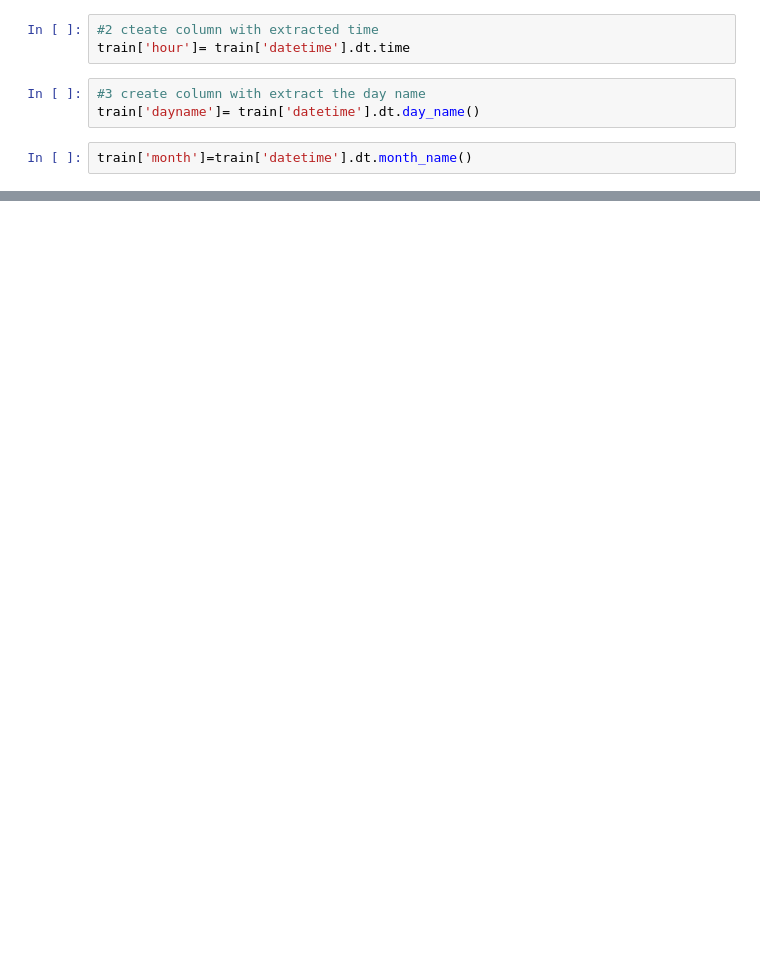
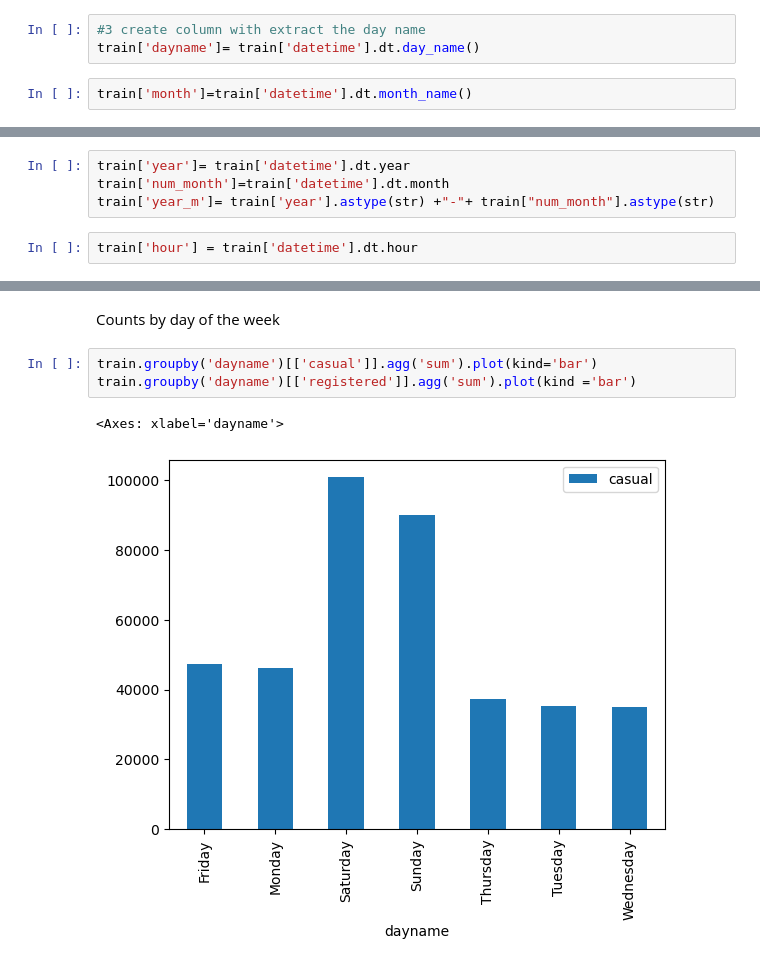
Before and after one commit to ElizavetaBugaeva/bootcamp_projects, a Jupyter notebook: week_03/Project Week 3.ipynb, the cells around one changed output, grey strips where cells are left out. Cells and saved outputs as stored; diff of their text form; blank space fills up the shorter version.

```diff
--- a/week_03/Project Week 3.ipynb
+++ b/week_03/Project Week 3.ipynb
@@ -301,9 +263,6 @@ train['datetime'] = pd.to_datetime(train['datetime'])
 #create new columns with extracted time features using datetime methods
 #1 create column date with extracted date
 train['date'] = train['datetime'].dt.date
-# %%
-#2 cteate column with extracted time
-train['hour']= train['datetime'].dt.time
 # %%
 #3 create column with extract the day name
 train['dayname']= train['datetime'].dt.day_name()
@@ -427,0 +271,6 @@ pipeline.score(X_val,y_val)
+# %%
+train['year']= train['datetime'].dt.year
+train['num_month']=train['datetime'].dt.month
+train['year_m']= train['year'].astype(str) +"-"+ train["num_month"].astype(str)
+# %%
+train['hour'] = train['datetime'].dt.hour
@@ -427,0 +288,8 @@ pipeline.score(X_val,y_val)
+# %% [markdown]
+Counts by day of the week
+# %%
+train.groupby('dayname')[['casual']].agg('sum').plot(kind='bar')
+train.groupby('dayname')[['registered']].agg('sum').plot(kind ='bar')
+# %% [output]
+<Axes: xlabel='dayname'>
+[figure, added]
```
Also changed, not shown: parts of 111 cells of this notebook.
